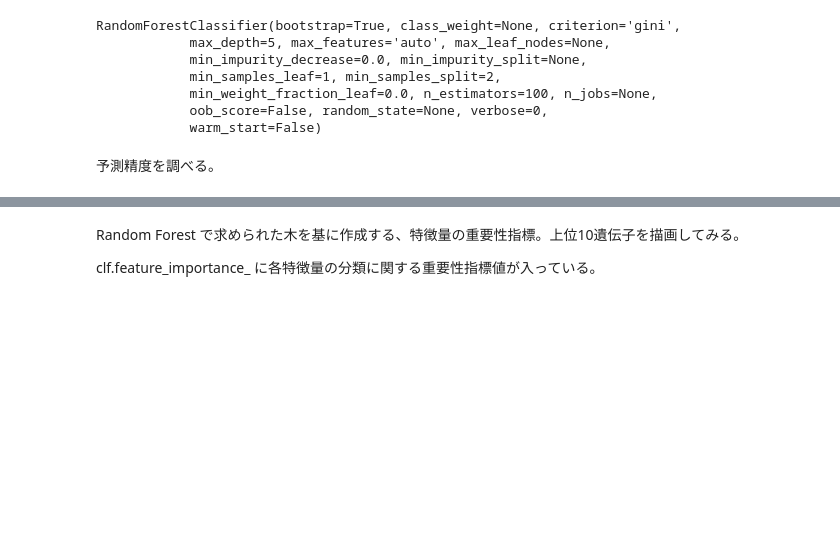
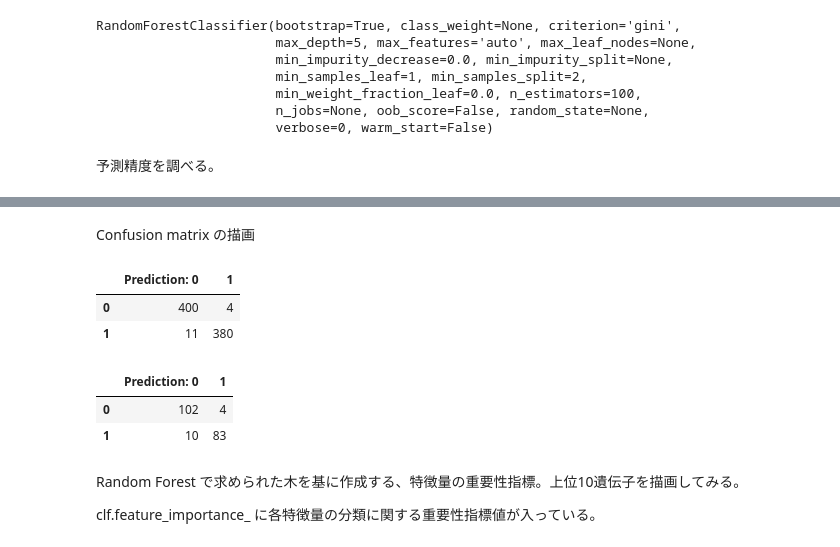
Before and after one commit to HumanomeLab/TMDU_lecture_2019, a Jupyter notebook: notebook/02_supervised_learning.ipynb, the cells around one changed output, grey strips where cells are left out. Drawn from its saved outputs; the diff is of its cells as text; code cells hidden in the pictures; blank space fills up the shorter version.

```diff
--- a/notebook/02_supervised_learning.ipynb
+++ b/notebook/02_supervised_learning.ipynb
@@ -281,3 +264,19 @@ Test accuracy:  0.949748743718593
+# %% [markdown]
+Confusion matrix の描画
+# %%
+targets = ["Prediction: 0", "1"]
+pd.DataFrame(confusion_matrix(y_train, y_train_pred), columns=targets) # Training
+# %% [output]
+|  | Prediction: 0 | 1 |
+| 0 | 400 | 4 |
+| 1 | 11 | 380 |
+# %%
+targets = ["Prediction: 0", "1"]
+pd.DataFrame(confusion_matrix(y_test, y_test_pred), columns=targets) # Test
+# %% [output]
+|  | Prediction: 0 | 1 |
+| 0 | 102 | 4 |
+| 1 | 10 | 83 |
 # %% [markdown]
 Random Forest で求められた木を基に作成する、特徴量の重要性指標。上位10遺伝子を描画してみる。
 
```
Also changed, not shown: parts of 23 cells of this notebook.
